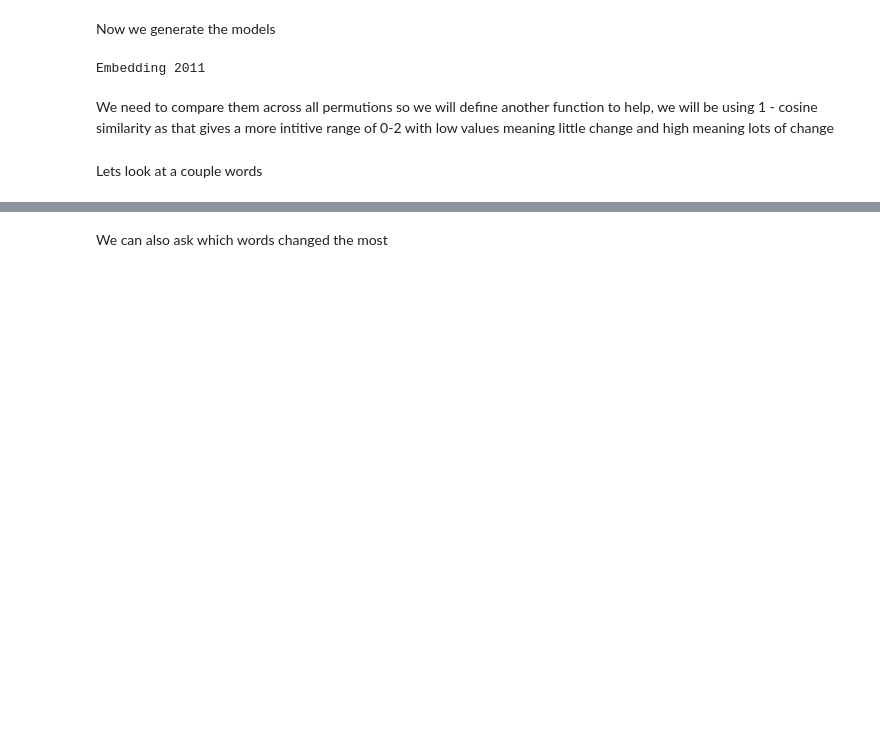
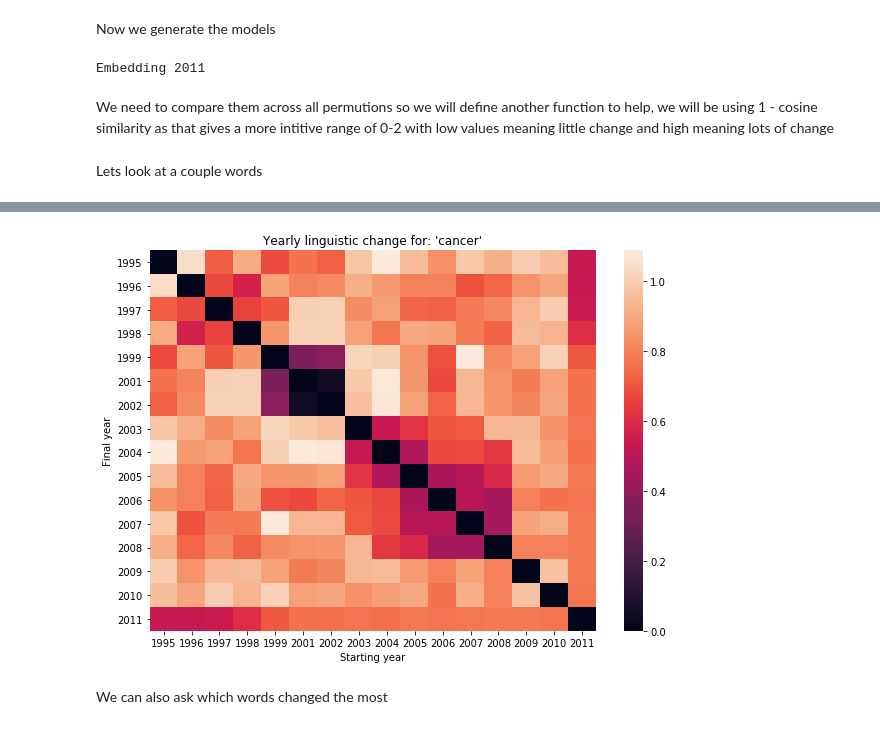
Before and after one commit to szmurlo/content-analysis-2018, a Jupyter notebook: 4-Word-Embedding/4-Word-Embedding-Supplemental.ipynb, the cells around one changed output, grey strips where cells are left out. Cells and saved outputs as stored; diff of their text form; code cells hidden in the pictures; blank space fills up the shorter version.

```diff
--- a/4-Word-Embedding/4-Word-Embedding-Supplemental.ipynb
+++ b/4-Word-Embedding/4-Word-Embedding-Supplemental.ipynb
@@ -422,8 +429,10 @@ def getDivergenceDF(word, embeddingsDict):
     for cat in cats:
         dists[cat] = []
         for embed in embeddingsDict[cat][1:]:
-            dists[cat].append(np.abs(1 - sklearn.metrics.pairwise.cosine_similarity(embeddingsDict[cat][0][word],
-                                                                             embed[word])[0,0]))
+            v1 = embeddingsDict[cat][0][word]
+            v2 = embed[word]
+            cs = sklearn.metrics.pairwise.cosine_similarity(np.expand_dims(v1, axis = 0),np.expand_dims(v2, axis =0))
+            dists[cat].append(np.abs(1 - cs[0,0]))
     return pandas.DataFrame(dists, index = cats)
 # %% [markdown]
 Lets look at a couple words
@@ -446,14 +452,16 @@ array=[ 0.08469252 -0.00535177  0.02721252  0.12899624  0.06307834 -0.07819588
 # %%
-targetWord = 'triple'
+targetWord = 'cancer'
 
 pltDF = getDivergenceDF(targetWord, comparedEmbeddings)
 fig, ax = plt.subplots(figsize = (10, 7))
 seaborn.heatmap(pltDF, ax = ax, annot = False) #set annot True for a lot more information
 ax.set_xlabel("Starting year")
 ax.set_ylabel("Final year")
 ax.set_ylabel("Final year")
 ax.set_title("Yearly linguistic change for: '{}'".format(targetWord))
 plt.show()
+# %% [output]
+[figure, added]
 # %% [markdown]
 We can also ask which words changed the most
 # %%
```
Also changed, not shown: parts of 21 cells of this notebook.
